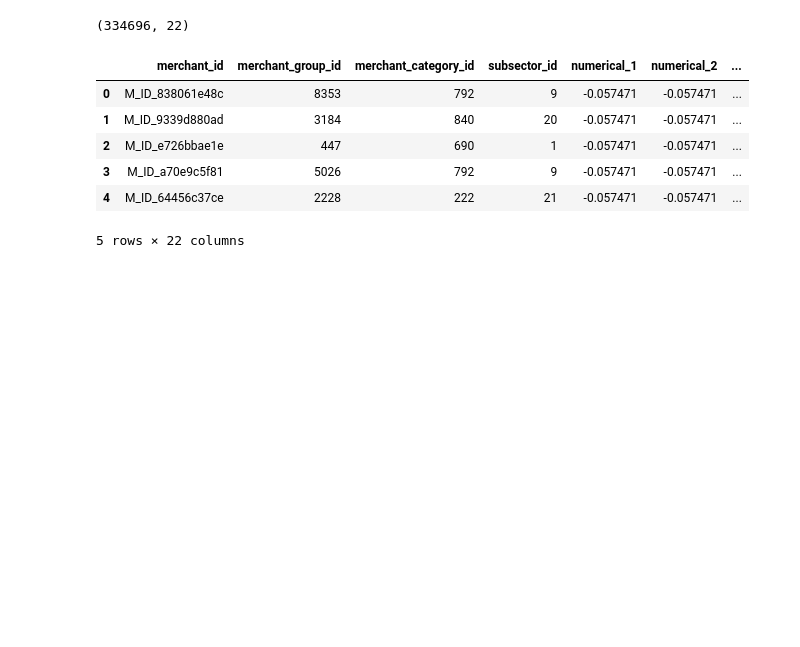
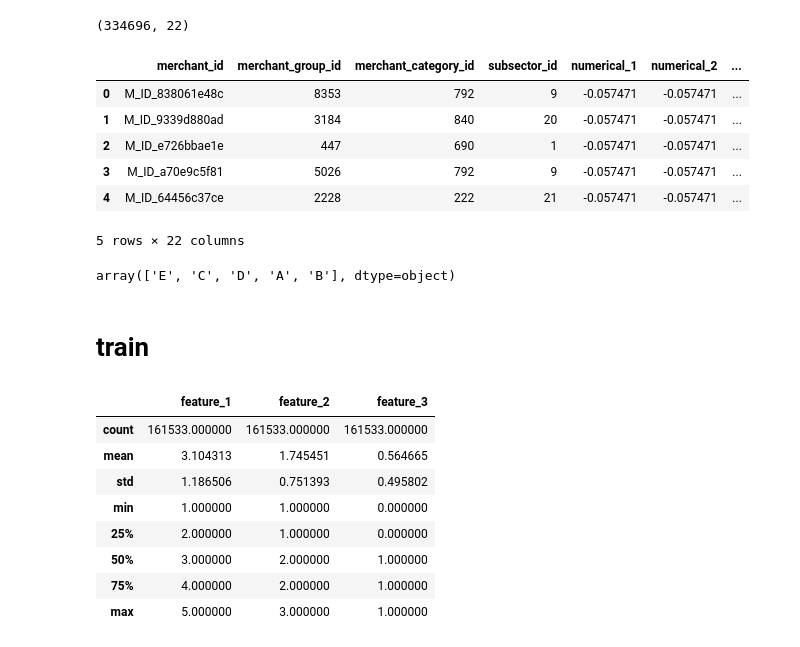
Before and after one commit to glebvk85/competitions, a Jupyter notebook: kaggle/elo-merchant-category-recommendation/analyze.ipynb, the cells around one changed output. Drawn from its saved outputs; the diff is of its cells as text; code cells hidden in the pictures; blank space fills up the shorter version.

```diff
--- a/kaggle/elo-merchant-category-recommendation/analyze.ipynb
+++ b/kaggle/elo-merchant-category-recommendation/analyze.ipynb
@@ -84,3 +176,11 @@ merchants.head()
 | 3 | M_ID_a70e9c5f81 | 5026 | 792 | 9 | -0.057471 | -0.057471 | ... |
 | 4 | M_ID_64456c37ce | 2228 | 222 | 21 | -0.057471 | -0.057471 | ... |
 5 rows × 22 columns
+# %%
+merchants['most_recent_sales_range'].unique()
+# %% [output]
+array(['E', 'C', 'D', 'A', 'B'], dtype=object)
+# %% [markdown]
+# train
+# %%
+X = train[['feature_1', 'feature_2', 'feature_3']]
@@ -86,0 +191,12 @@ merchants.head()
+# %%
+X_train.describe()
+# %% [output]
+|  | feature_1 | feature_2 | feature_3 |
+| count | 161533.000000 | 161533.000000 | 161533.000000 |
+| mean | 3.104313 | 1.745451 | 0.564665 |
+| std | 1.186506 | 0.751393 | 0.495802 |
+| min | 1.000000 | 1.000000 | 0.000000 |
+| 25% | 2.000000 | 1.000000 | 0.000000 |
+| 50% | 3.000000 | 2.000000 | 1.000000 |
+| 75% | 4.000000 | 2.000000 | 1.000000 |
+| max | 5.000000 | 3.000000 | 1.000000 |
```
Also changed, not shown: parts of 20 cells of this notebook.
